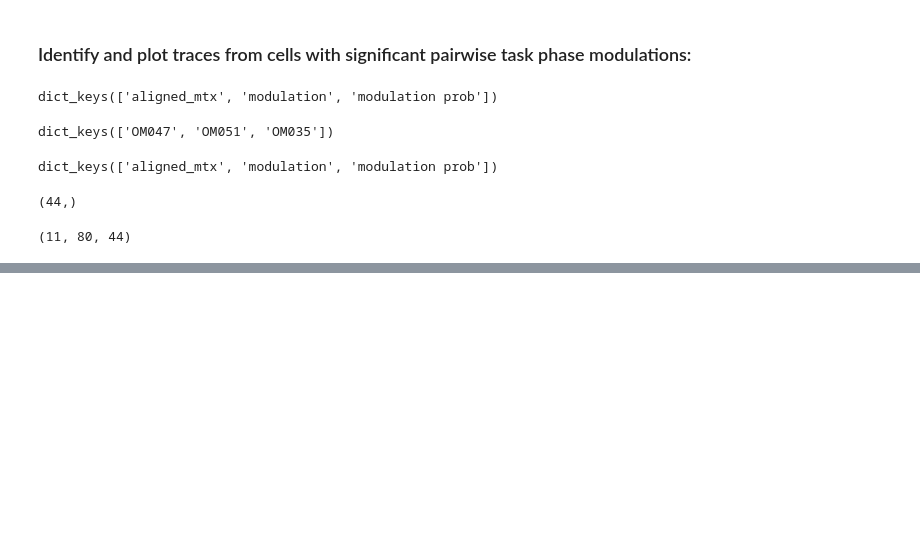
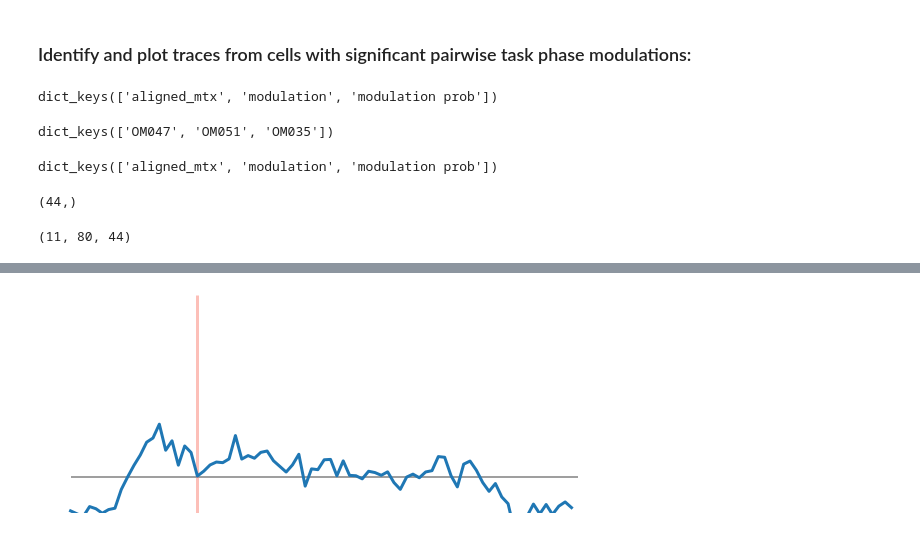
Before and after one commit to inscopix/astellas, a Jupyter notebook: astellas_modulation_sandbox.ipynb, the cells around one changed output, grey strips where cells are left out. Cells and saved outputs as stored; diff of their text form; code cells hidden in the pictures; blank space fills up the shorter version.

```diff
--- a/astellas_modulation_sandbox.ipynb
+++ b/astellas_modulation_sandbox.ipynb
@@ -1769,0 +1887,13 @@ plt.show()
+# %%
+f,ax=plt.subplots(1,1,figsize=(10,4))
+ax.plot(np.mean(data_mtx, axis=0)[:,10], linewidth=3)
+ax.hlines(np.mean(np.mean(data_mtx[:,20:,:],axis=0), axis=0)[10],xmin=20,xmax=80, color='gray')
+ax.hlines(np.mean(np.mean(data_mtx[:,:20,:],axis=0), axis=0)[10],xmin=0,xmax=20, color='gray')
+ax.vlines(20, ymin=0,ymax=1,color='salmon', linewidth=3, alpha=.5)
+
+ax.set_ylim(0,1)
+ax.axis('off')
+twoaxis(ax)
+plt.show()
+# %% [output]
+[figure, added]
```
Also changed, not shown: parts of 30 cells of this notebook.
